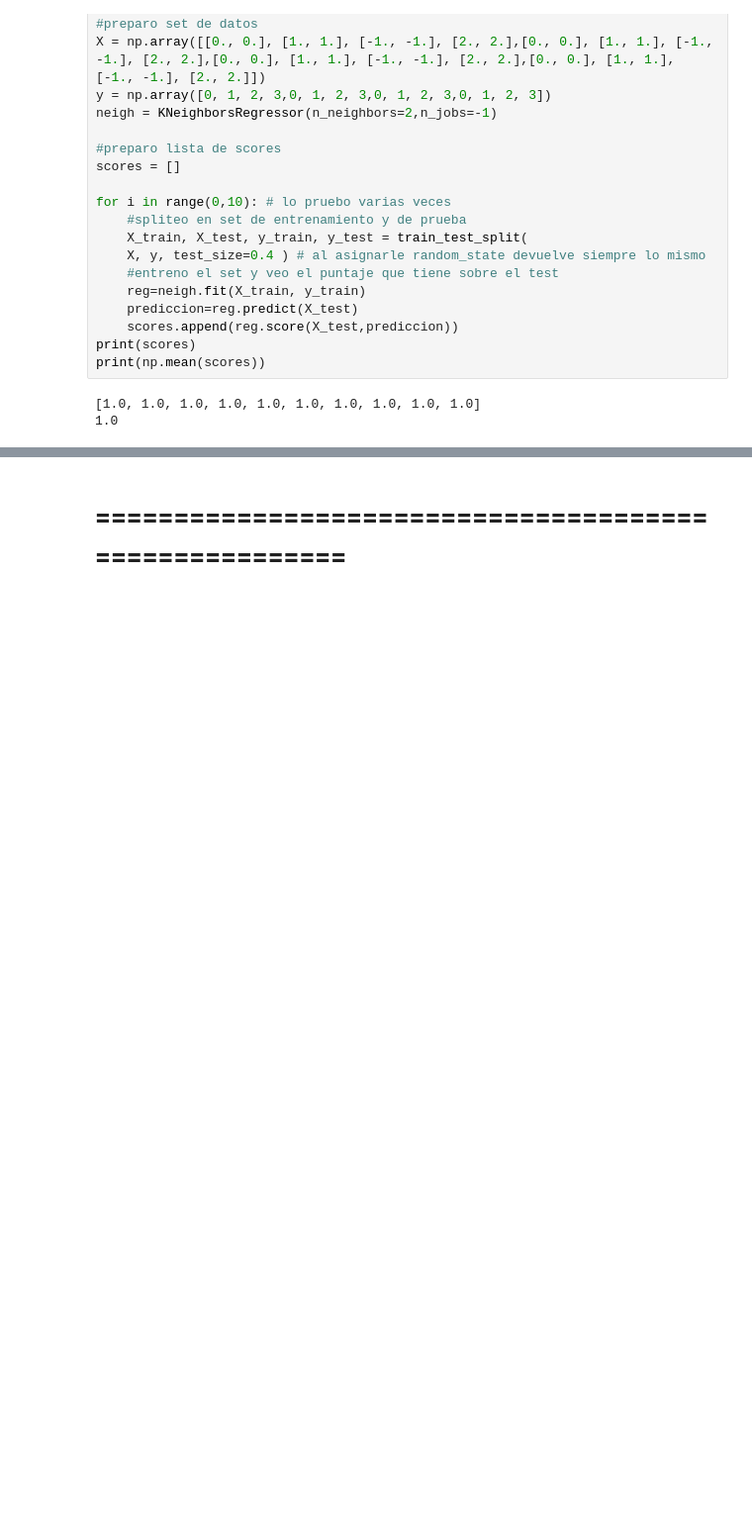
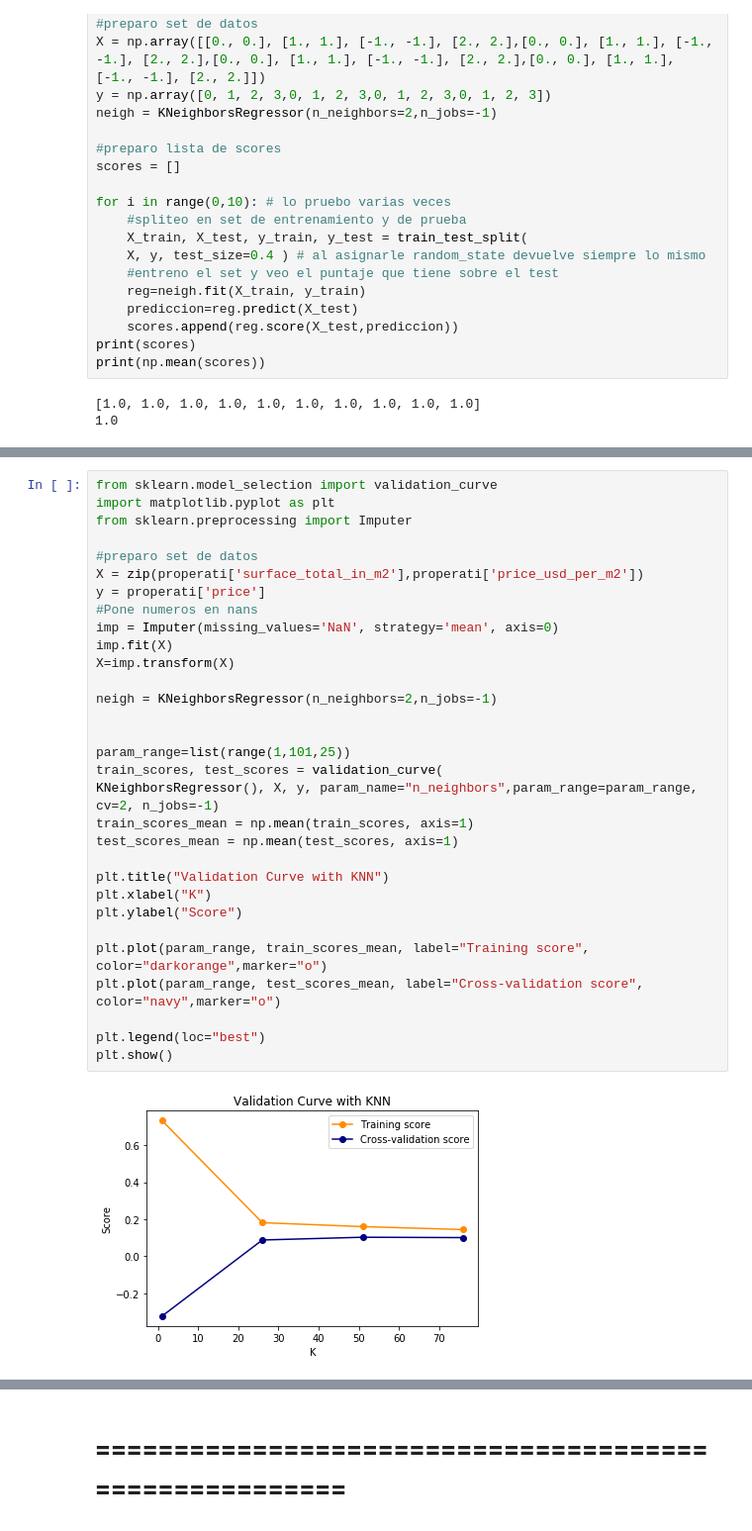
Before and after one commit to AlejandroDaneri/Machine-Learning-Properati, a Jupyter notebook: KNN - Analisis de datos.ipynb, the cells around one changed output, grey strips where cells are left out. Shown: that part at 99% size. Drawn from its saved outputs; the diff is of its cells as text; blank space fills up the shorter version.

```diff
--- a/KNN - Analisis de datos.ipynb
+++ b/KNN - Analisis de datos.ipynb
@@ -93,0 +125,36 @@ print(np.mean(scores))
+# %%
+from sklearn.model_selection import validation_curve
+import matplotlib.pyplot as plt
+from sklearn.preprocessing import Imputer
+
+#preparo set de datos
+X = zip(properati['surface_total_in_m2'],properati['price_usd_per_m2'])
+y = properati['price']
+#Pone numeros en nans
+imp = Imputer(missing_values='NaN', strategy='mean', axis=0)
+imp.fit(X)
+X=imp.transform(X)
+
+neigh = KNeighborsRegressor(n_neighbors=2,n_jobs=-1)
+
+
+param_range=list(range(1,101,25))
+train_scores, test_scores = validation_curve(
+KNeighborsRegressor(), X, y, param_name="n_neighbors",param_range=param_range,
+cv=2, n_jobs=-1)
+train_scores_mean = np.mean(train_scores, axis=1)
+test_scores_mean = np.mean(test_scores, axis=1)
+
+plt.title("Validation Curve with KNN")
+plt.xlabel("K")
+plt.ylabel("Score")
+
+plt.plot(param_range, train_scores_mean, label="Training score",
+color="darkorange",marker="o")
+plt.plot(param_range, test_scores_mean, label="Cross-validation score",
+color="navy",marker="o")
+
+plt.legend(loc="best")
+plt.show()
+# %% [output]
+[figure, added]
```
Also changed, not shown: parts of 4 cells of this notebook.
